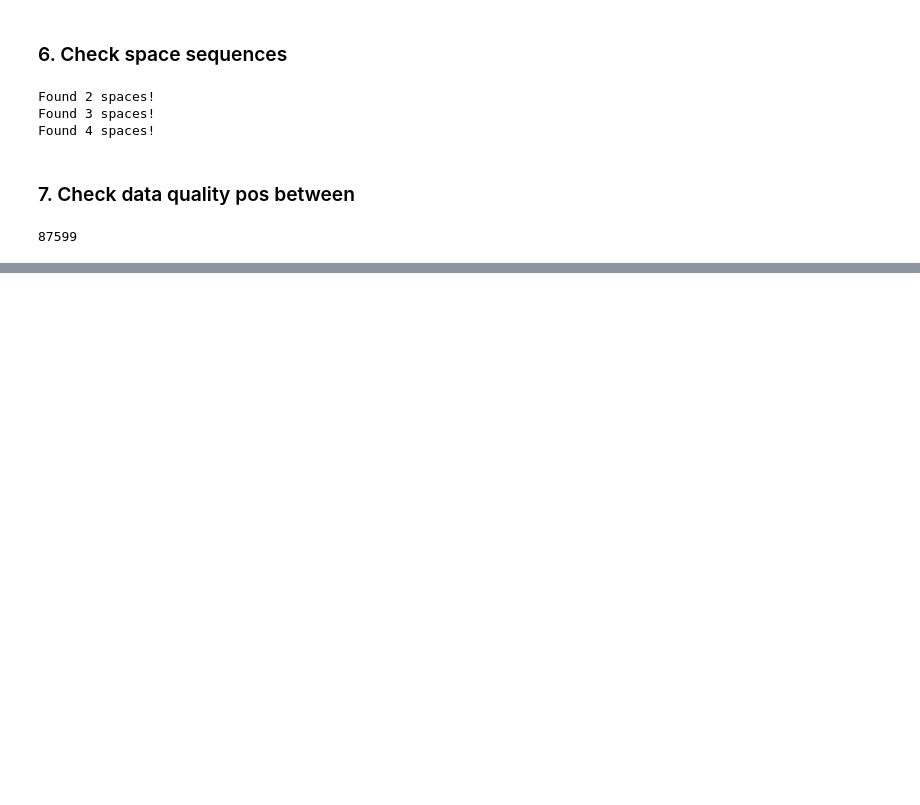
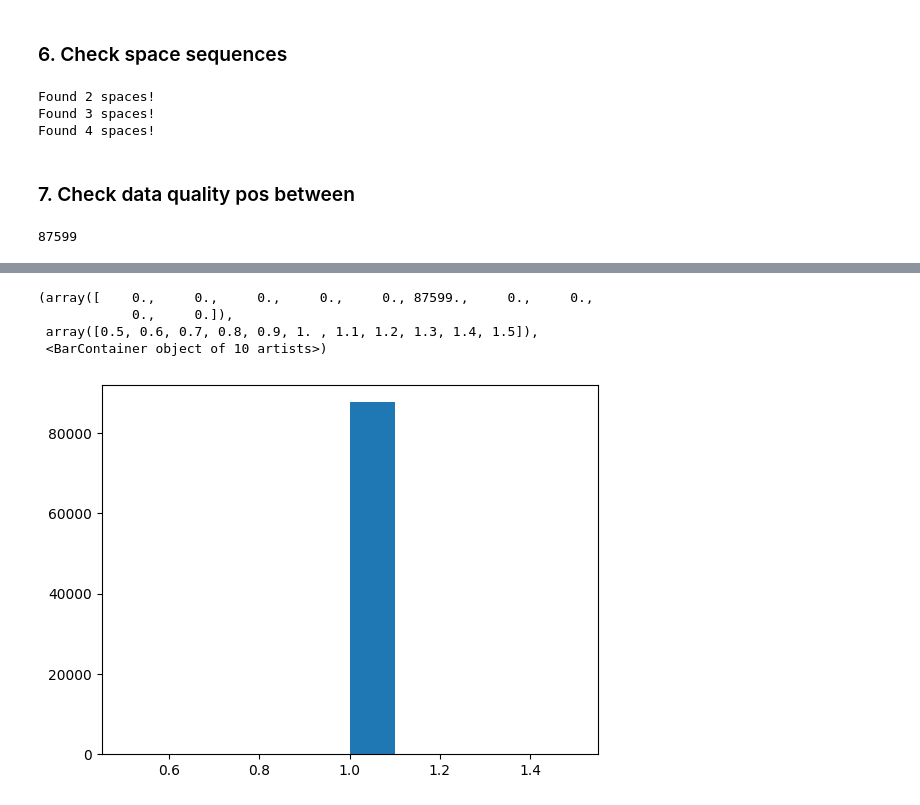
Before and after one commit to CristinaRacovita/tiny-bert-qa-enhancement, a Jupyter notebook: notebooks/data_analysis/analyze_pos_ner.ipynb, the cells around one changed output, grey strips where cells are left out. Drawn from its saved outputs; the diff is of its cells as text; code cells hidden in the pictures; blank space fills up the shorter version.

```diff
--- a/notebooks/data_analysis/analyze_pos_ner.ipynb
+++ b/notebooks/data_analysis/analyze_pos_ner.ipynb
@@ -379,0 +382,8 @@ incorrect_answers_no
+# %%
+plt.hist(answers_no)
+# %% [output]
+(array([    0.,     0.,     0.,     0.,     0., 87599.,     0.,     0.,
+            0.,     0.]),
+ array([0.5, 0.6, 0.7, 0.8, 0.9, 1. , 1.1, 1.2, 1.3, 1.4, 1.5]),
+ <BarContainer object of 10 artists>)
+[figure, added]
```
Also changed, not shown: parts of 11 cells of this notebook, 2 other files.
